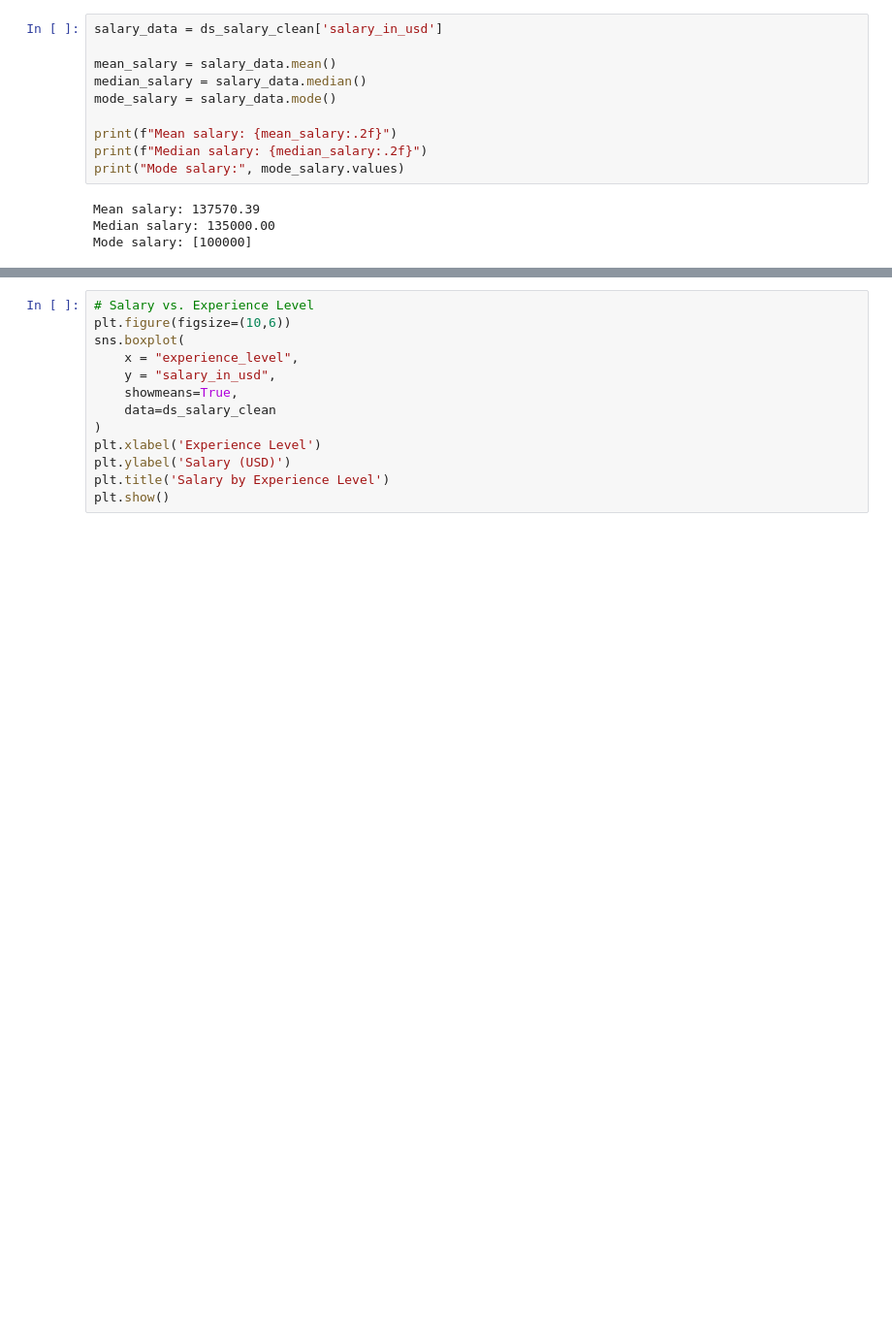
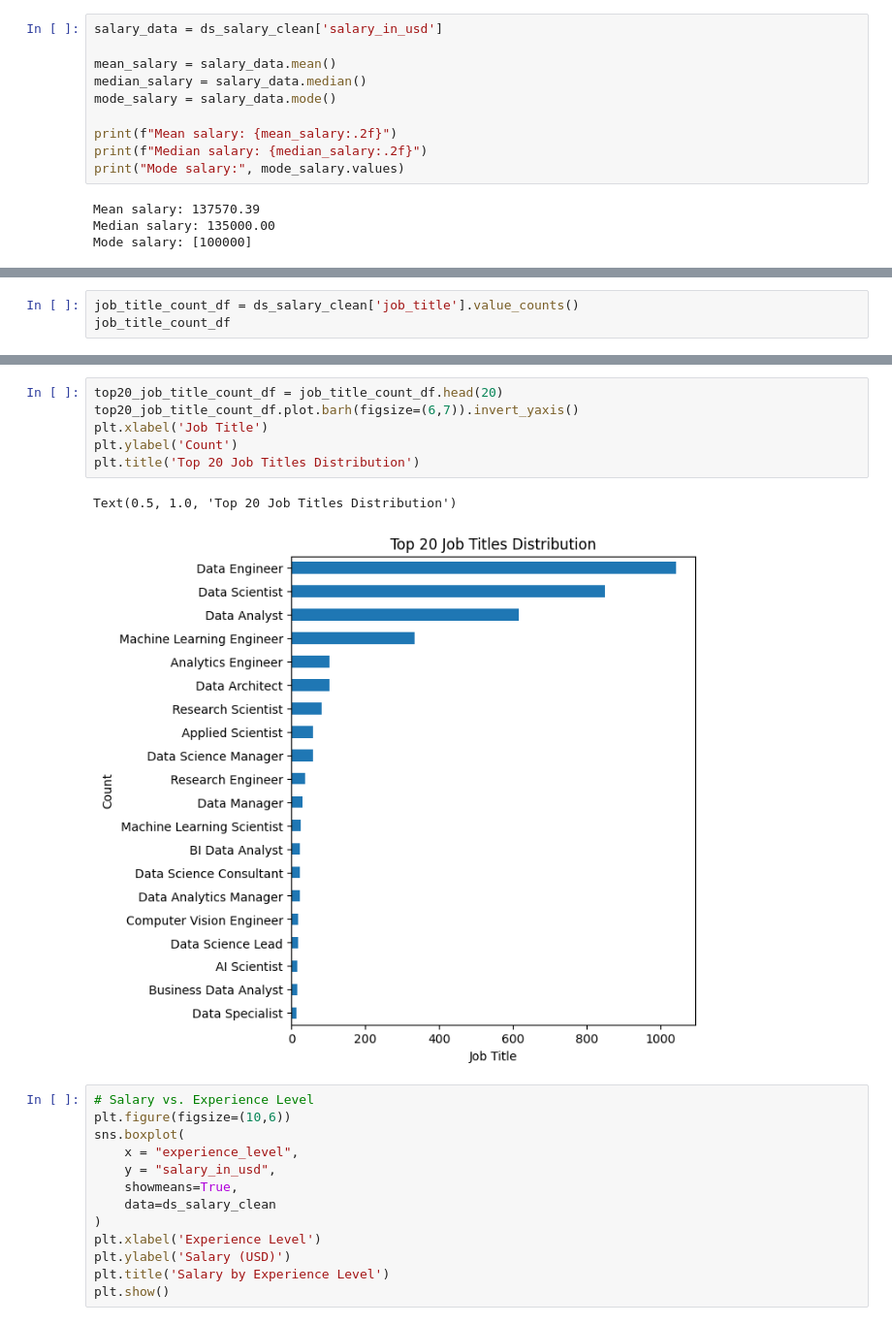
Before and after one commit to Brasprin/CSMODEL, a Jupyter notebook: CSMODEL_Project_S16_Group12.ipynb, the cells around one changed output, grey strips where cells are left out. Shown at 97% size. Drawn from its saved outputs; the diff is of its cells as text; blank space fills up the shorter version.

```diff
--- a/CSMODEL_Project_S16_Group12.ipynb
+++ b/CSMODEL_Project_S16_Group12.ipynb
@@ -244,0 +289,3 @@ Mode salary: [100000]
+# %%
+job_title_count_df = ds_salary_clean['job_title'].value_counts()
+job_title_count_df
@@ -245,3 +306,12 @@ Mode salary: [100000]
+# %%
+top20_job_title_count_df = job_title_count_df.head(20)
+top20_job_title_count_df.plot.barh(figsize=(6,7)).invert_yaxis()
+plt.xlabel('Job Title')
+plt.ylabel('Count')
+plt.title('Top 20 Job Titles Distribution')
+# %% [output]
+Text(0.5, 1.0, 'Top 20 Job Titles Distribution')
+[figure, added]
 # %%
 # Salary vs. Experience Level
 plt.figure(figsize=(10,6))
```
Also changed, not shown: parts of 8 cells of this notebook.
